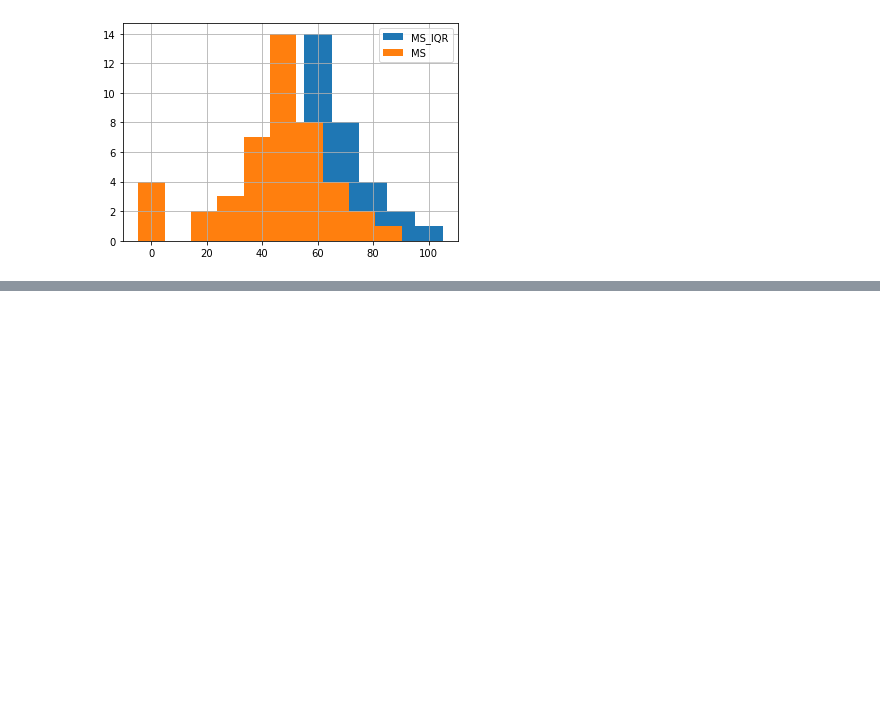
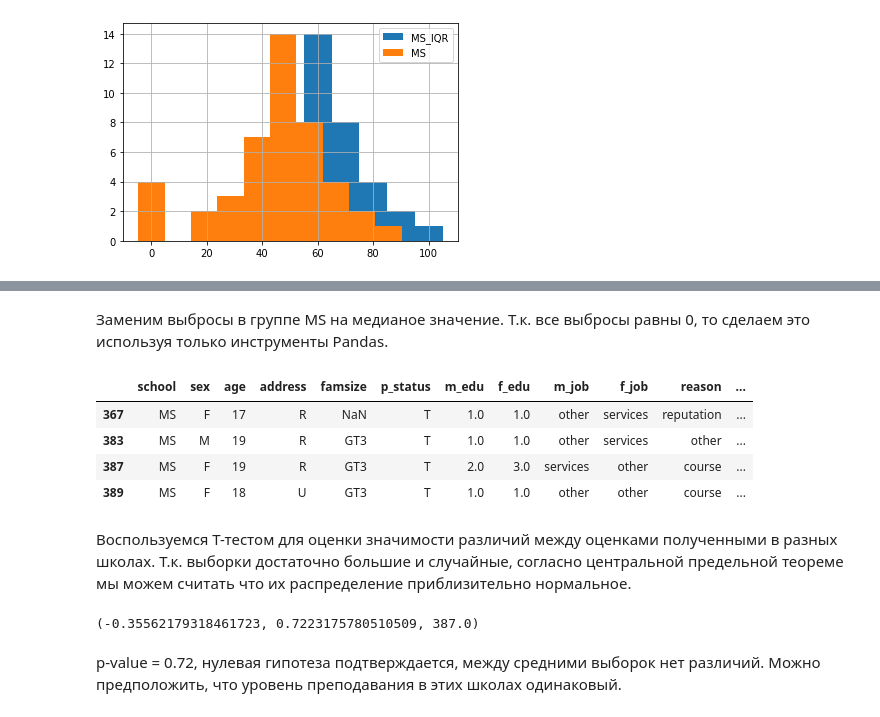
Before and after one commit to Ruslan-Lis/Skill_Factory, a Jupyter notebook: module_2/Project_2_EDA_R_Lisin.ipynb, the cells around one changed output, grey strips where cells are left out. Drawn from its saved outputs; the diff is of its cells as text; code cells hidden in the pictures; blank space fills up the shorter version.

```diff
--- a/module_2/Project_2_EDA_R_Lisin.ipynb
+++ b/module_2/Project_2_EDA_R_Lisin.ipynb
@@ -254,8 +228,8 @@ Name: school, dtype: int64
 Посмотрим, влияет ли эта переменная на итоговую успеваемость или, другими словами, оценим различается ли качество преподавания в разных школах?
 Для этого сначала оценим распределение частоты оценок в зависимости отшколы и выясним есть ли выбросы.
 # %%
-GP = stud_math[stud_math.school == 'GP'].score.copy()
-MS = stud_math[stud_math.school == 'MS'].score.copy()
+GP = df[df.school == 'GP'].score.copy()
+MS = df[df.school == 'MS'].score.copy()
 GP.hist(label='GP')
 MS.hist(label='MS')
 # fig, ax = plt.gcf(), plt.gca()
@@ -351,0 +303,25 @@ Name: score, dtype: int64
+# %% [markdown]
+Заменим выбросы в группе MS на медианое значение. Т.к. все выбросы равны 0, то сделаем это используя только инструменты Pandas.
+# %%
+# заменяем выбросы на медиану
+df.loc[((df['school'] == 'MS') & (df['score'] == 0)), ['score']] = MS.quantile(0.5)
+# проверяем изменения
+df[df.index.isin([367,383,387,389])]
+# %% [output]
+|  | school | sex | age | address | famsize | p_status | m_edu | f_edu | m_job | f_job | reason | ... |
+| 367 | MS | F | 17 | R | NaN | T | 1.0 | 1.0 | other | services | reputation | ... |
+| 383 | MS | M | 19 | R | GT3 | T | 1.0 | 1.0 | other | services | other | ... |
+| 387 | MS | F | 19 | R | GT3 | T | 2.0 | 3.0 | services | other | course | ... |
+| 389 | MS | F | 18 | U | GT3 | T | 1.0 | 1.0 | other | other | course | ... |
+# %% [markdown]
+Воспользуемся Т-тестом для оценки значимости различий между оценками полученными в разных школах.
+Т.к. выборки достаточно большие и случайные, согласно центральной предельной теореме мы можем считать что их распределение приблизительно нормальное.
+# %%
+GP = df[df.school == 'GP'].score.copy()
+MS = df[df.school == 'MS'].score.copy()
+weightstats.ttest_ind(GP,MS) # T test для выборки
+# %% [output]
+(-0.35562179318461723, 0.7223175780510509, 387.0)
+# %% [markdown]
+p-value = 0.72, нулевая гипотеза подтверждается, между средними выборок нет различий.
+Можно предположить, что уровень преподавания в этих школах одинаковый.
```
Also changed, not shown: parts of 18 cells of this notebook.
